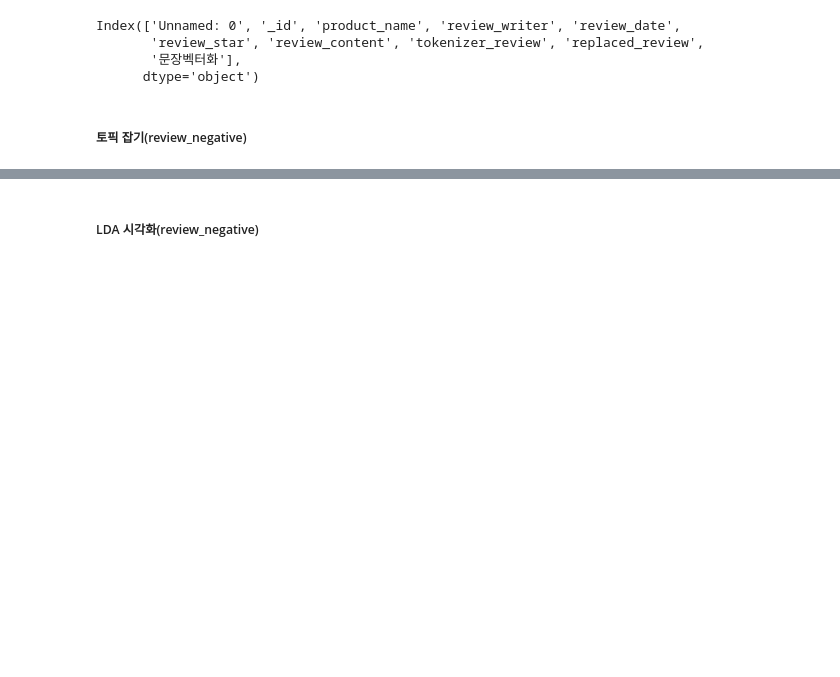
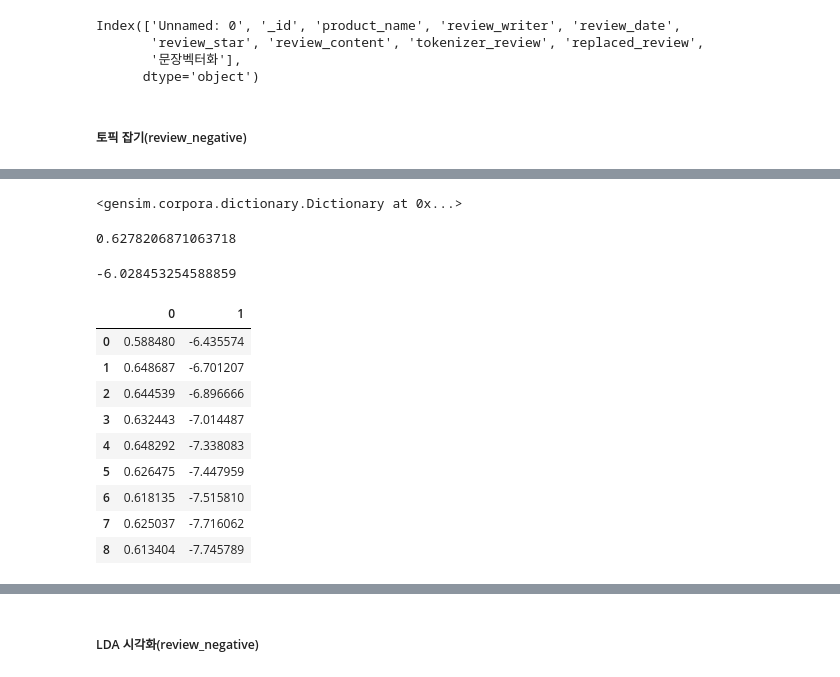
Before and after one commit to SSSanga/project_nutrients, a Jupyter notebook: gatheringdatas/codes/cholesterol_LDA.ipynb, the cells around one changed output, grey strips where cells are left out. Drawn from its saved outputs; the diff is of its cells as text; code cells hidden in the pictures; blank space fills up the shorter version.

```diff
--- a/gatheringdatas/codes/cholesterol_LDA.ipynb
+++ b/gatheringdatas/codes/cholesterol_LDA.ipynb
@@ -97,0 +139,17 @@ lda_model.print_topics(num_words=4)
+# %%
+dictionary = Dictionary(preprocessed_sentences) # fix in like sklean
+dictionary
+# %% [output]
+<gensim.corpora.dictionary.Dictionary at 0x...>
+# %%
+# 일관성 점수
+from gensim.models.coherencemodel import CoherenceModel
+coherenceModel = CoherenceModel(model=lda_model, texts=morphs_list, dictionary=dictionary)
+coherenceModel.get_coherence()
+# %% [output]
+0.6278206871063718
+# %%
+# 혼잡도 점수
+lda_model.log_perplexity(corpus_list)
+# %% [output]
+-6.028453254588859
@@ -97,0 +166,15 @@ lda_model.print_topics(num_words=4)
+# %%
+import pandas as pd
+scores = pd.DataFrame([coherence_scores,  perplexity_scores]).T
+scores
+# %% [output]
+|  | 0 | 1 |
+| 0 | 0.588480 | -6.435574 |
+| 1 | 0.648687 | -6.701207 |
+| 2 | 0.644539 | -6.896666 |
+| 3 | 0.632443 | -7.014487 |
+| 4 | 0.648292 | -7.338083 |
+| 5 | 0.626475 | -7.447959 |
+| 6 | 0.618135 | -7.515810 |
+| 7 | 0.625037 | -7.716062 |
+| 8 | 0.613404 | -7.745789 |
```
Also changed, not shown: parts of 15 cells of this notebook, 2 other files.
